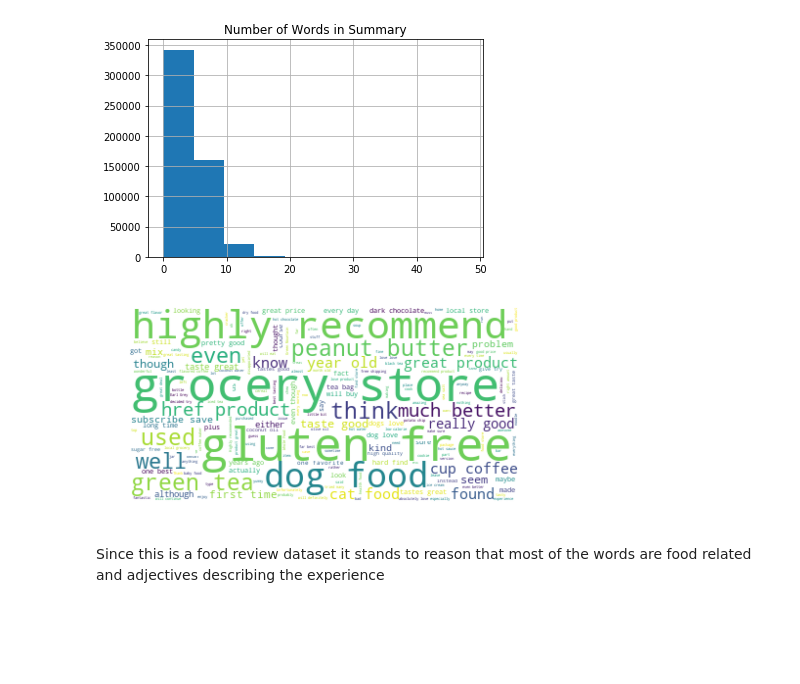
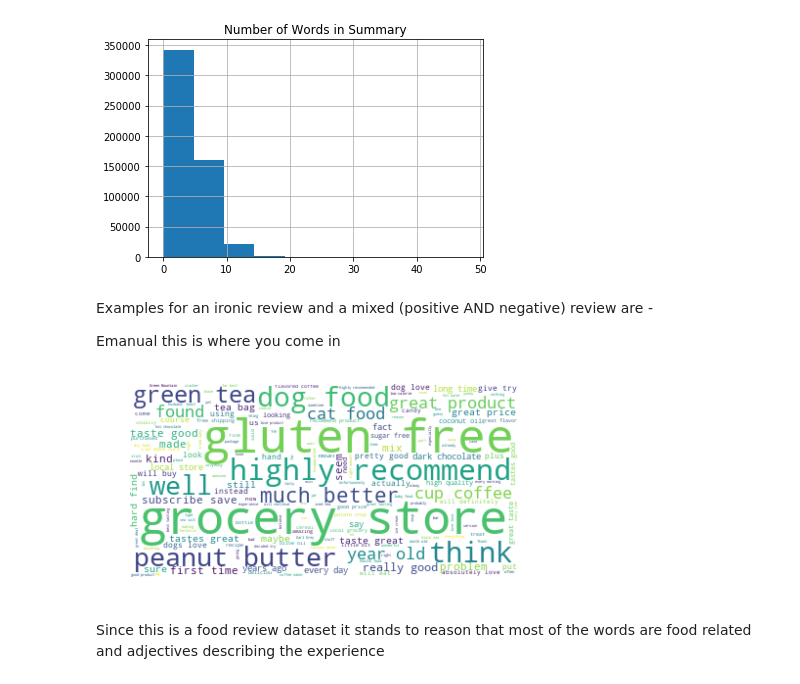
Before and after one commit to amirkeren/analyzing-big-data, a Jupyter notebook: ex3/Amazon Fine Food Reviews.ipynb, the cells around one changed output. Saved outputs shown, nothing was run; the diff lists cells and outputs as text; code cells hidden in the pictures; blank space fills up the shorter version.

```diff
--- a/ex3/Amazon Fine Food Reviews.ipynb
+++ b/ex3/Amazon Fine Food Reviews.ipynb
@@ -8,16 +8,16 @@ https://www.kaggle.com/snap/amazon-fine-food-reviews
 hyperparameters = {
     'limit': -1,
     'downsample_ratio': 0.25,
-    'tfidf_num_features': 20000,
+    'tfidf_num_features': 50000,
     'min_support': 5,
-    'cv_vocab_size': 20000,
-    'rf_num_trees': 10,
-    'rf_max_categories': 5,
+    'cv_vocab_size': 50000,
+    'rf_num_trees': 20,
+    'rf_max_categories': 10,
     'nb_smoothing': 0.1,
-    'lr_iterations': 10,
+    'lr_iterations': 20,
     'lr_regparam': 0.3,
     'lr_elastic': 0.8,
-    'svm_maxIter': 10,
+    'svm_maxIter': 20,
     'svm_reg': 0.1
 }
 # %% [markdown]
@@ -81,13 +84,14 @@ only showing top 20 rows
 # %%
 regexTokenizer = RegexTokenizer(inputCol='Text', outputCol='Tokenized', pattern='\\W')
 add_stopwords = ['amazon', 'br', 'is', 'a', 'this', 'i', 'if', 'for', 'gp',
-                 'are', 'of', 'am', 'its', 'you', 'as', 'my', 'the']
+                 'are', 'of', 'am', 'its', 'you', 'as', 'my', 'the', 'href']
 stopwordsRemover = StopWordsRemover(inputCol='Tokenized',
                                     outputCol='filtered').setStopWords(add_stopwords)
 regexTokenizerSummary = RegexTokenizer(inputCol='Summary',
                                        outputCol='SummaryTokenized', pattern='\\W')
 stopwordsRemoverSummary = StopWordsRemover(inputCol='SummaryTokenized',
-                                           outputCol='filteredSummary').setStopWords(add_stopwords)
+                                           outputCol='filteredSummary').setStopWords(
+    add_stopwords)
 df = Pipeline(stages=[regexTokenizer, stopwordsRemover, regexTokenizerSummary,
                       stopwordsRemoverSummary]).fit(df).transform(df)
 df.show()
@@ -141,17 +147,22 @@ df.select(size('SummaryTokenized').alias('Number of Words in Summary')).toPandas
 array([[<matplotlib.axes._subplots.AxesSubplot object at 0x...>]],
       dtype=object)
 [figure]
+# %% [markdown]
+Examples for an ironic review and a mixed (positive AND negative) review are -
+
+Emanual this is where you come in
 # %%
 text = [x[0] for x in df.select('Text').collect()]
 stopwords = set(STOPWORDS)
-stopwords.update(['amazon', 'br', 'gp', 'though', 'although' ,'got', 'used'])
+stopwords.update(['amazon', 'br', 'gp', 'though', 'although' ,'got', 'used', 'even',
+                  'href', 'either', 'know', 'thought', 'one'])
 wordcloud = WordCloud(stopwords=stopwords, background_color='white').generate(' '.join(text))
 plt.figure(figsize=[7,7])
 plt.imshow(wordcloud, interpolation='bilinear')
 plt.axis('off')
 plt.show()
 # %% [output]
-[figure, old version]
+[figure, new version]
 # %% [markdown]
 Since this is a food review dataset it stands to reason that most of the words are food related and adjectives describing the experience
 # %% [markdown]
```
Also changed, not shown: parts of 25 cells of this notebook.
